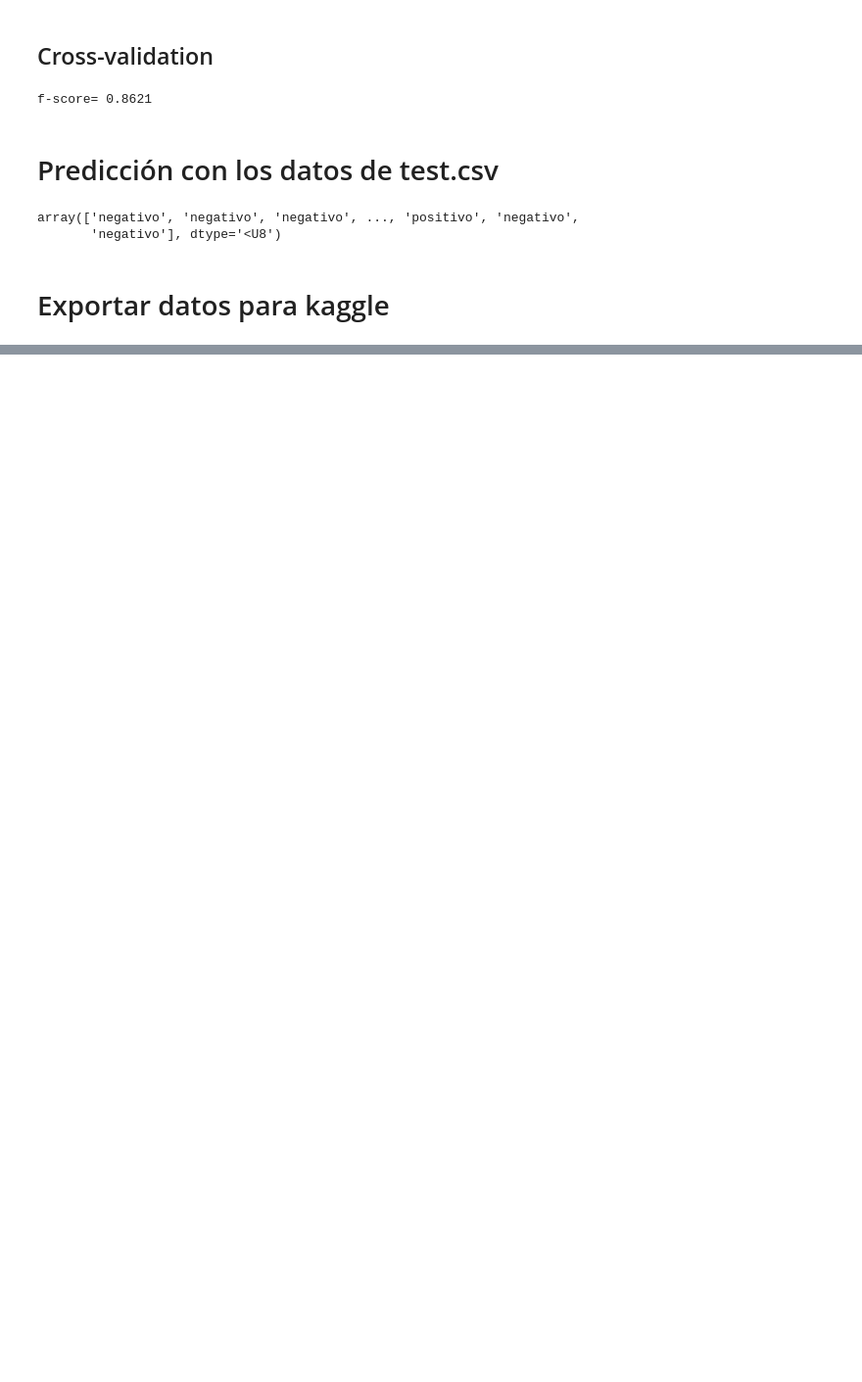
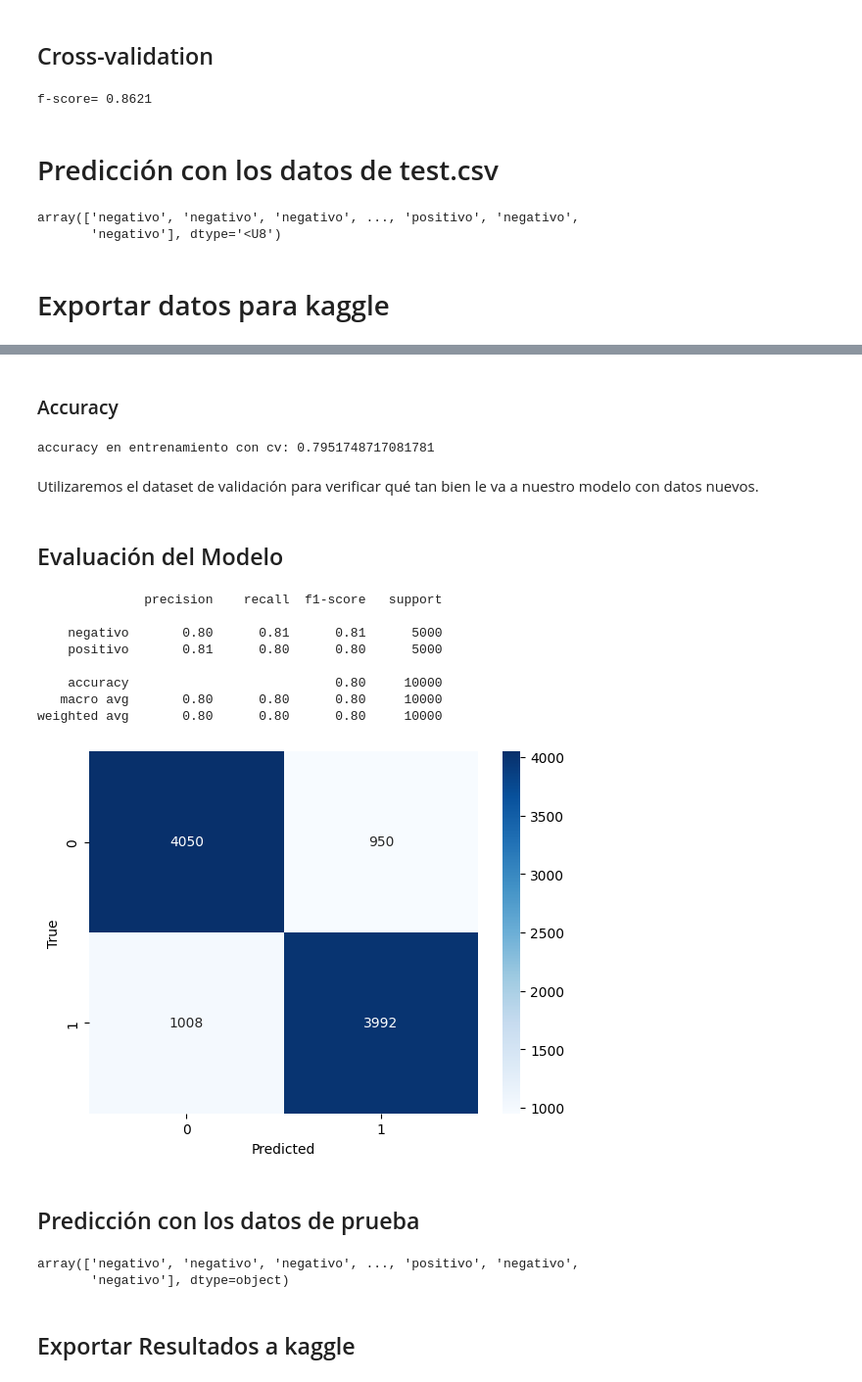
Before and after one commit to hmaldonado12/7506R-1C2024-GRUPO6, a Jupyter notebook: tp2/7506R_TP2_GRUPO06_ENTREGA.ipynb, the cells around one changed output, grey strips where cells are left out. Shown at 98% size. Cells and saved outputs as stored; diff of their text form; code cells hidden in the pictures; blank space fills up the shorter version.

Commit message:
random forest  tp2

```diff
--- a/tp2/7506R_TP2_GRUPO06_ENTREGA.ipynb
+++ b/tp2/7506R_TP2_GRUPO06_ENTREGA.ipynb
@@ -219,0 +276,8 @@ csv_nuevo.to_csv('solution_naive_bayes_final.csv',sep=',', index=False)
+# %%
+count_vect = CountVectorizer(
+    min_df=5,
+    ngram_range=(1,2),
+    analyzer='word'
+)
+X_train_review_count = count_vect.fit_transform(X_train_review)
+X_train_review_count
@@ -219,0 +287,4 @@ csv_nuevo.to_csv('solution_naive_bayes_final.csv',sep=',', index=False)
+# %%
+tfidf_transformer = TfidfTransformer()
+X_train_review_tfidf = tfidf_transformer.fit_transform(X_train_review_count)
+X_train_review_tfidf.shape
@@ -219,0 +300,14 @@ csv_nuevo.to_csv('solution_naive_bayes_final.csv',sep=',', index=False)
+# %%
+random_forest = RandomForestClassifier(oob_score=True, random_state=42, n_jobs=-1)
+
+param_grid = { "criterion" : ["gini", "entropy"],
+               "min_samples_leaf" : [1, 5, 10],
+               "min_samples_split" : [2, 4, 10, 12, 16],
+               "n_estimators": [10,20, 50] }
+
+randomized_search =  RandomizedSearchCV(estimator=random_forest,
+                              param_distributions = param_grid,
+                              scoring="accuracy",
+                              cv=15,
+                              n_iter=1)
+rs_fit = randomized_search.fit(X_train_review_tfidf, y_train_sentimiento)
@@ -219,0 +323,45 @@ csv_nuevo.to_csv('solution_naive_bayes_final.csv',sep=',', index=False)
+# %% [markdown]
+### Accuracy
+# %%
+print("accuracy en entrenamiento con cv: "+str(rs_fit.best_score_))
+# %% [output]
+accuracy en entrenamiento con cv: 0.7951748717081781
+# %% [markdown]
+Utilizaremos el dataset de validación para verificar qué tan bien le va a nuestro modelo con datos nuevos.
+# %%
+X_test_review_count = count_vect.transform(X_test_review)
+X_test_review_tfidf = tfidf_transformer.fit_transform(X_test_review_count)
+best_model = rs_fit.best_estimator_
+predicted = best_model.predict(X_test_review_tfidf)
+# %% [markdown]
+## Evaluación del Modelo
+# %%
+tabla_confusion=confusion_matrix(y_test_sentimiento,predicted)
+sns.heatmap(tabla_confusion, cmap='Blues',annot=True,fmt='g')
+plt.xlabel('Predicted')
+plt.ylabel('True')
+print(metrics.classification_report(y_test_sentimiento, predicted))
+# %% [output]
+              precision    recall  f1-score   support
+
+    negativo       0.80      0.81      0.81      5000
+    positivo       0.81      0.80      0.80      5000
+
+    accuracy                           0.80     10000
+   macro avg       0.80      0.80      0.80     10000
+weighted avg       0.80      0.80      0.80     10000
+[figure, added]
+# %% [markdown]
+## Predicción con los datos de prueba
+# %%
+test = pd.read_csv('test.csv')
+X_test_counts_cinema = count_vect.transform(test.review_es)
+X_new_tfidf_cinema_test = tfidf_transformer.transform(X_test_counts_cinema)
+
+predicted_cinema = best_model.predict(X_new_tfidf_cinema_test)
+predicted_cinema
+# %% [output]
+array(['negativo', 'negativo', 'negativo', ..., 'positivo', 'negativo',
+       'negativo'], dtype=object)
+# %% [markdown]
+## Exportar Resultados a kaggle
```
Also changed, not shown: parts of 20 cells of this notebook, 1 other file.
